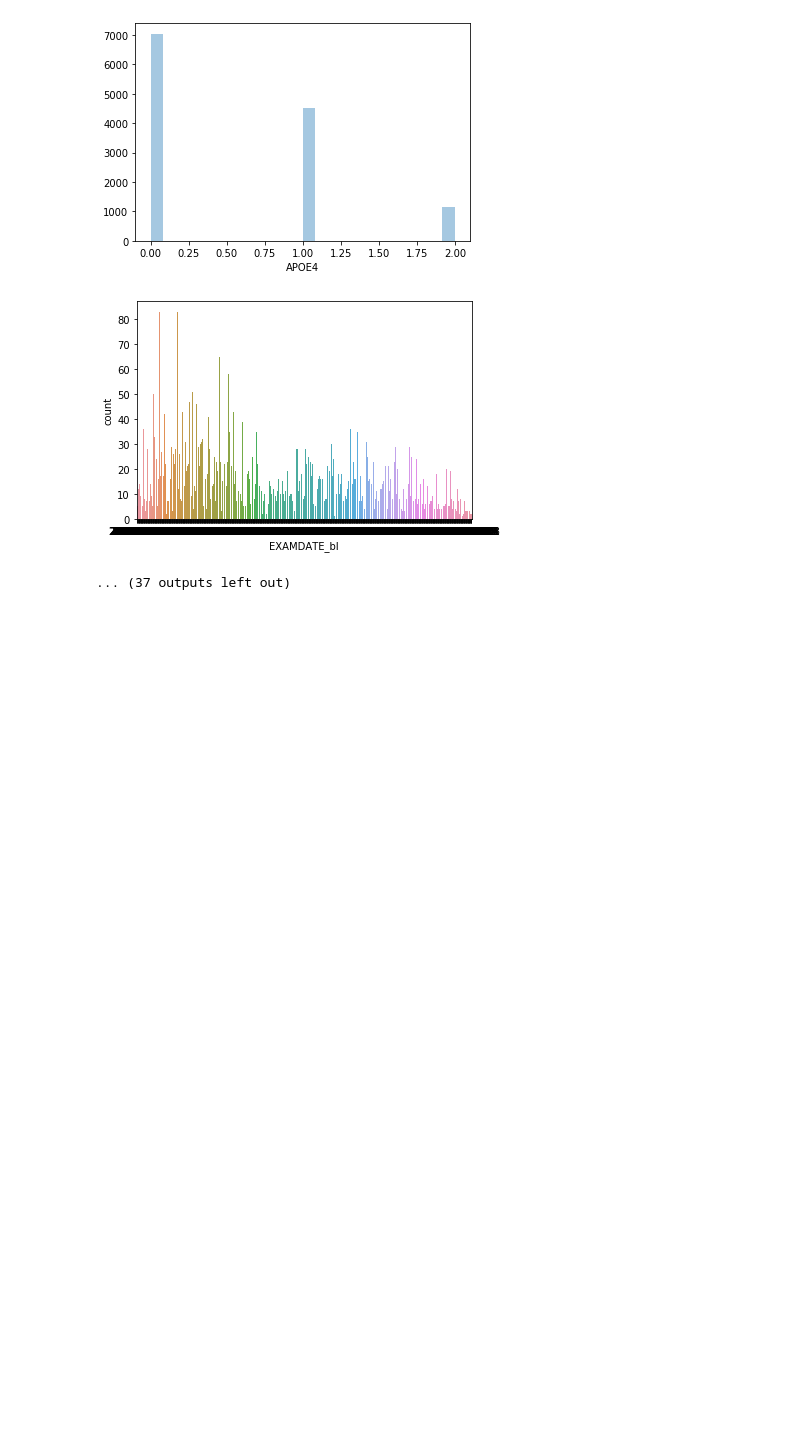
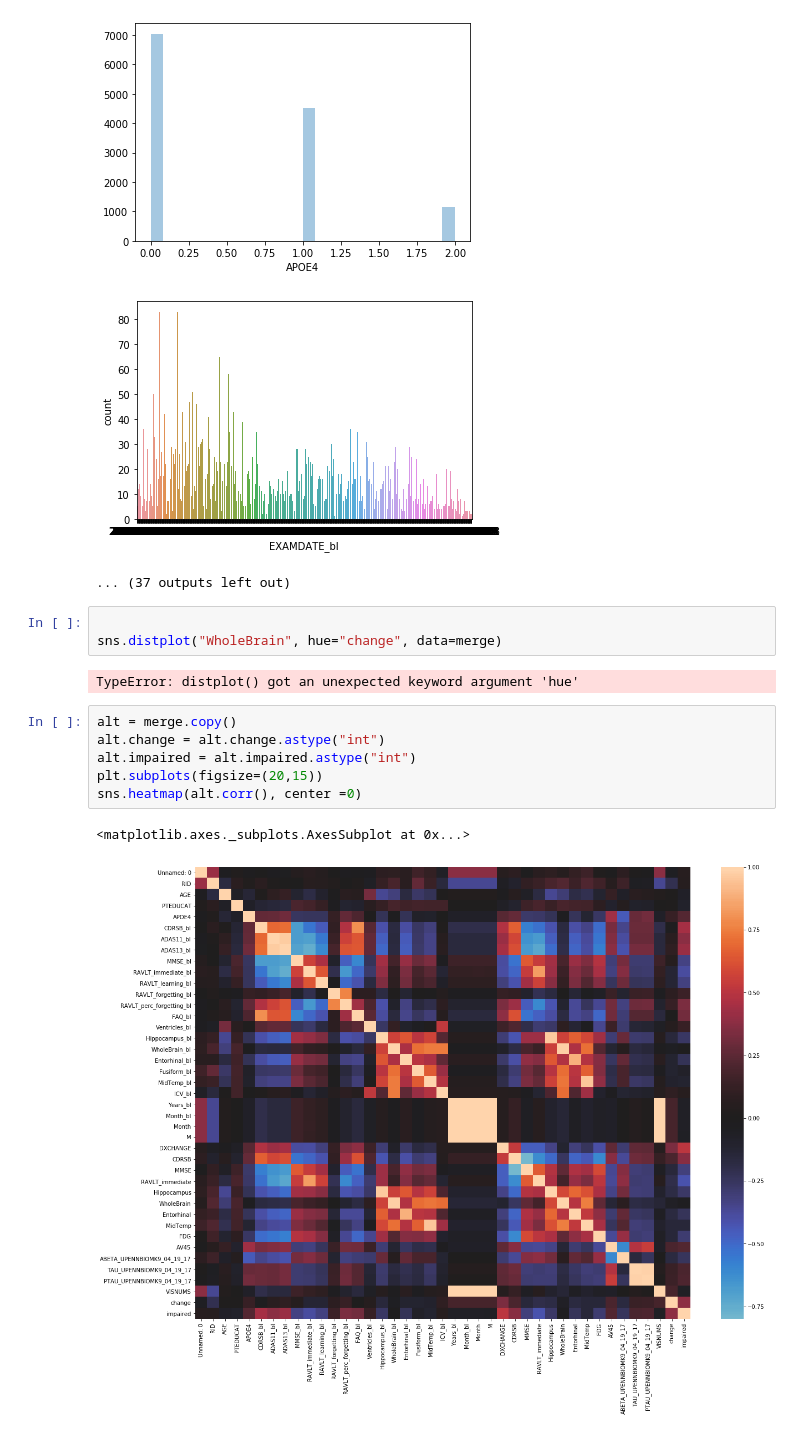
Before and after one commit to tnankie/Project-Daybreak, a Jupyter notebook: eda2.ipynb, the cells around one changed output. Cells and saved outputs as stored; diff of their text form; blank space fills up the shorter version.

```diff
--- a/eda2.ipynb
+++ b/eda2.ipynb
@@ -116,3 +136,17 @@ for i in merge.columns:
 [figure]
 [figure]
 ... (37 outputs left out)
+# %%
+
+sns.distplot("WholeBrain", hue="change", data=merge)
+# %% [output]
+TypeError: distplot() got an unexpected keyword argument 'hue'
+# %%
+alt = merge.copy()
+alt.change = alt.change.astype("int")
+alt.impaired = alt.impaired.astype("int")
+plt.subplots(figsize=(20,15))
+sns.heatmap(alt.corr(), center =0)
+# %% [output]
+<matplotlib.axes._subplots.AxesSubplot at 0x...>
+[figure, added]
```
Also changed, not shown: parts of 9 cells of this notebook, 1 other file.
